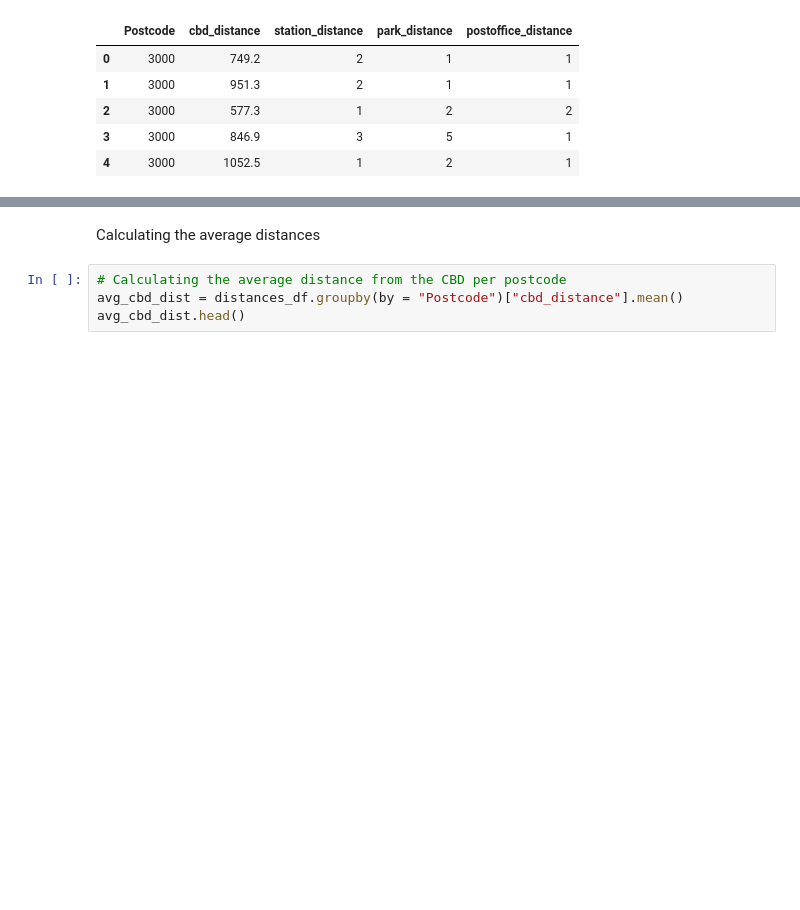
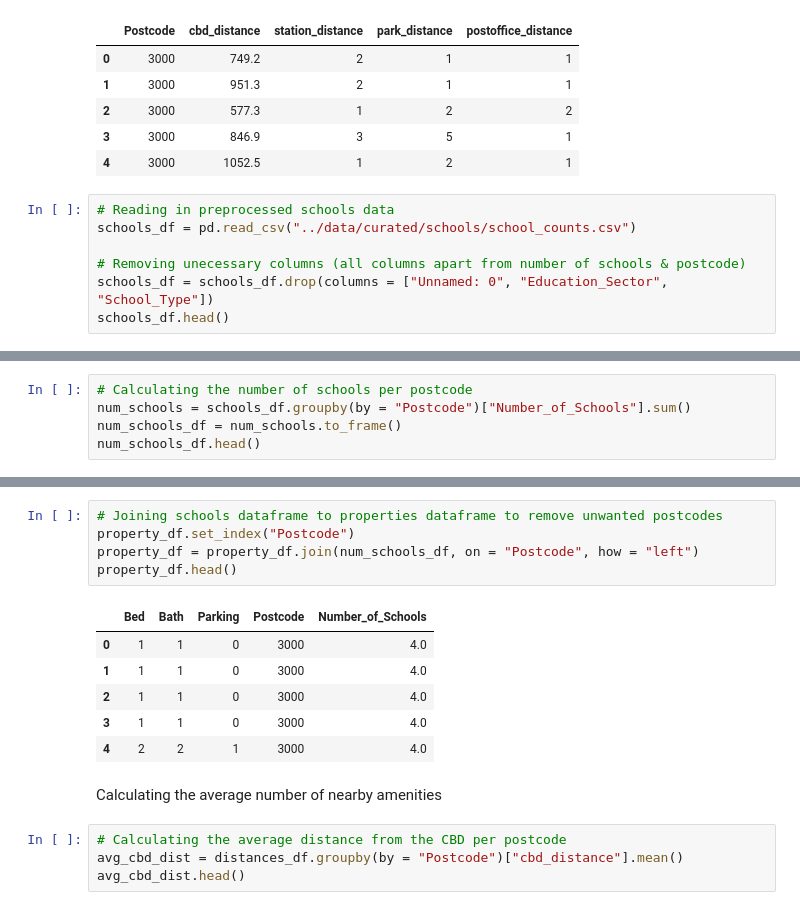
Before and after one commit to MAST30034-Applied-Data-Science/generic-real-estate-consulting-project-group-42, a Jupyter notebook: notebooks/liveability.ipynb, the cells around one changed output, grey strips where cells are left out. Cells and saved outputs as stored; diff of their text form; blank space fills up the shorter version.

```diff
--- a/notebooks/liveability.ipynb
+++ b/notebooks/liveability.ipynb
@@ -41,3 +41,10 @@ distances_df.head()
 | 2 | 3000 | 577.3 | 1 | 2 | 2 |
 | 3 | 3000 | 846.9 | 3 | 5 | 1 |
 | 4 | 3000 | 1052.5 | 1 | 2 | 1 |
+# %%
+# Reading in preprocessed schools data
+schools_df = pd.read_csv("../data/curated/schools/school_counts.csv")
+
+# Removing unecessary columns (all columns apart from number of schools & postcode)
+schools_df = schools_df.drop(columns = ["Unnamed: 0", "Education_Sector", "School_Type"])
+schools_df.head()
@@ -43,0 +58,5 @@ distances_df.head()
+# %%
+# Calculating the number of schools per postcode
+num_schools = schools_df.groupby(by = "Postcode")["Number_of_Schools"].sum()
+num_schools_df = num_schools.to_frame()
+num_schools_df.head()
@@ -44,5 +71,17 @@ distances_df.head()
+# %%
+# Joining schools dataframe to properties dataframe to remove unwanted postcodes
+property_df.set_index("Postcode")
+property_df = property_df.join(num_schools_df, on = "Postcode", how = "left")
+property_df.head()
+# %% [output]
+|  | Bed | Bath | Parking | Postcode | Number_of_Schools |
+| 0 | 1 | 1 | 0 | 3000 | 4.0 |
+| 1 | 1 | 1 | 0 | 3000 | 4.0 |
+| 2 | 1 | 1 | 0 | 3000 | 4.0 |
+| 3 | 1 | 1 | 0 | 3000 | 4.0 |
+| 4 | 2 | 2 | 1 | 3000 | 4.0 |
 # %% [markdown]
-Calculating the average distances
+Calculating the average number of nearby amenities
 # %%
 # Calculating the average distance from the CBD per postcode
 avg_cbd_dist = distances_df.groupby(by = "Postcode")["cbd_distance"].mean()
```
Also changed, not shown: parts of 5 cells of this notebook.
